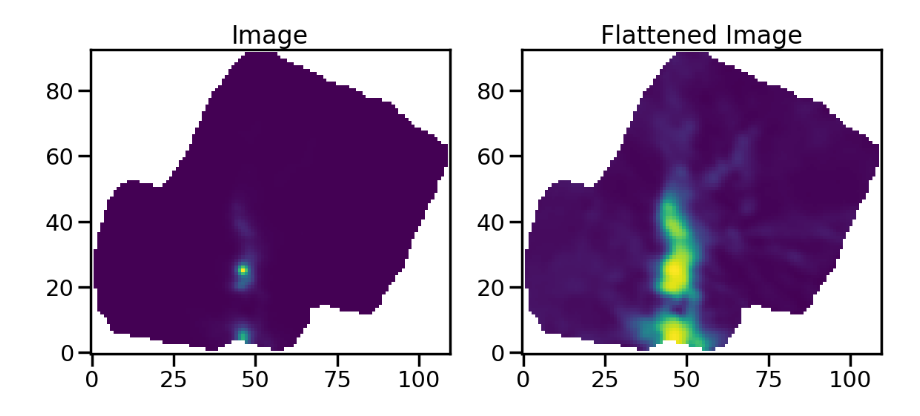
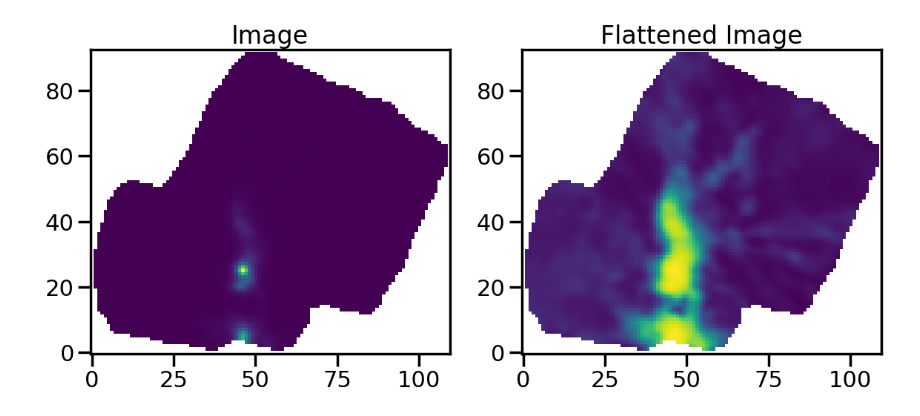
Before and after one commit to Siddharth3-14/Internship-MIT, a Jupyter notebook: filfinder.ipynb, the cells around one changed output. Cells and saved outputs as stored; diff of their text form; code cells hidden in the pictures.

```diff
--- a/filfinder.ipynb
+++ b/filfinder.ipynb
@@ -287,4 +237,4 @@ from astropy.io import fits
 
 arr = MapStokesI.data
 hdr = MapStokesI.header
-fil = FilFinder2D(arr,header=hdr,distance=1700*u.pc)
+fil = FilFinder2D(arr,header=hdr,beamwidth=18.4* u.arcsec,distance=1700*u.pc,)
@@ -291,13 +256,13 @@ fil = FilFinder2D(arr,header=hdr,distance=1700*u.pc)
 # %%
-fil.preprocess_image(flatten_percent=95)
+fil.preprocess_image(flatten_percent=92)
 plt.subplot(121)
 plt.imshow(fil.image.value, origin='lower')
 plt.title("Image")
 plt.subplot(122)
 plt.imshow(fil.flat_img.value, origin='lower')
 plt.title("Flattened Image")
 plt.tight_layout()
 plt.show()
 # %% [output]
-[figure, old version]
+[figure, new version]
 # %%
```
Also changed, not shown: parts of 5 cells of this notebook, 1 other file.
